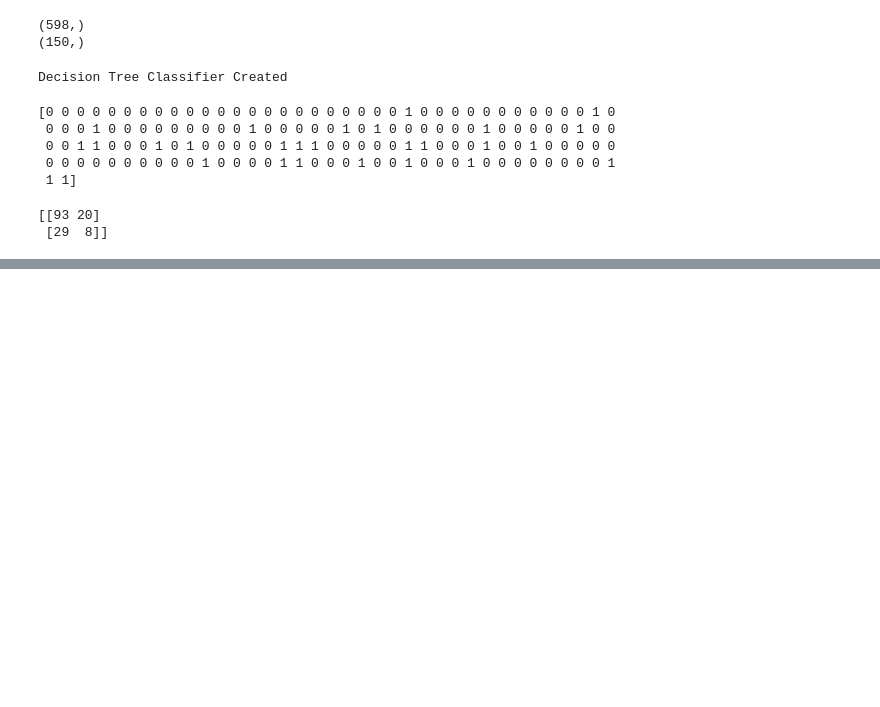
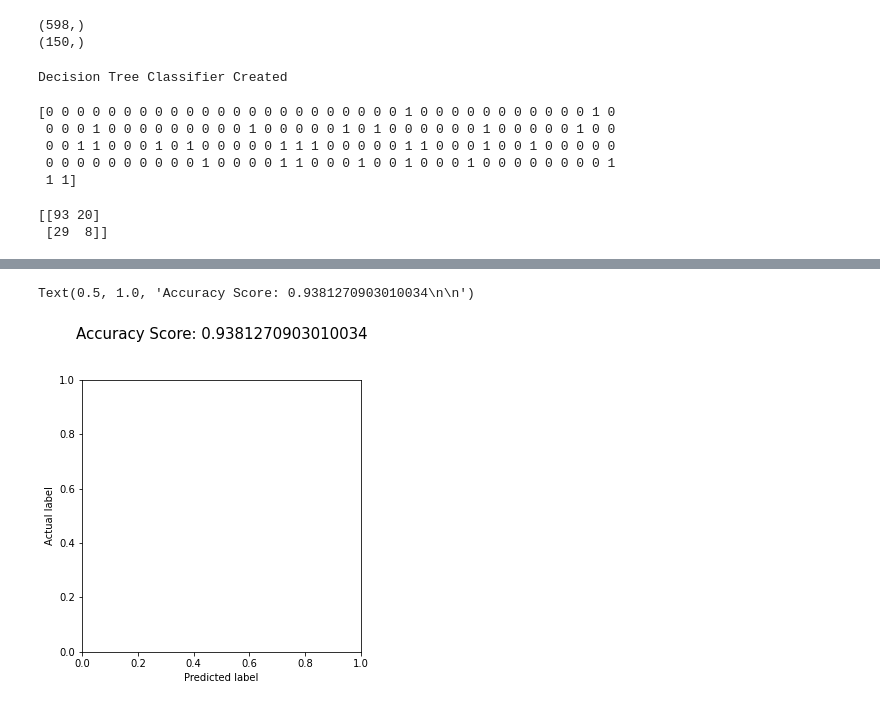
Before and after one commit to BhargavAniketh2626/MachineLearning, a Jupyter notebook: Machine_Learning_Skill_4.ipynb, the cells around one changed output, grey strips where cells are left out. Cells and saved outputs as stored; diff of their text form; code cells hidden in the pictures; blank space fills up the shorter version.

```diff
--- a/Machine_Learning_Skill_4.ipynb
+++ b/Machine_Learning_Skill_4.ipynb
@@ -103,0 +104,9 @@ Text(0.5, 1.0, 'Accuracy Score: 0.6733333333333333')
+# %%
+plt.figure(figsize=(5,5))
+plt.ylabel('Actual label')
+plt.xlabel('Predicted label')
+all_sample_title = 'Accuracy Score: {0}\n\n'.format(dtree.score(X_train, y_train))
+plt.title(all_sample_title, size = 15)
+# %% [output]
+Text(0.5, 1.0, 'Accuracy Score: 0.9381270903010034\n\n')
+[figure, added]
```
Also changed, not shown: parts of 2 cells of this notebook.
